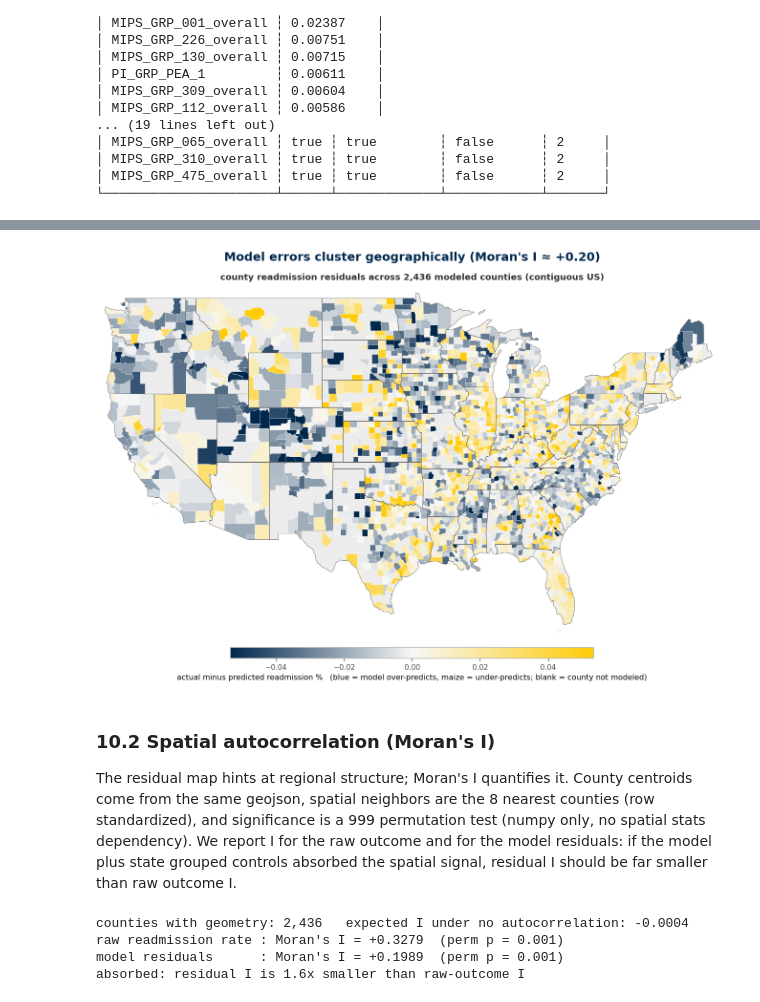
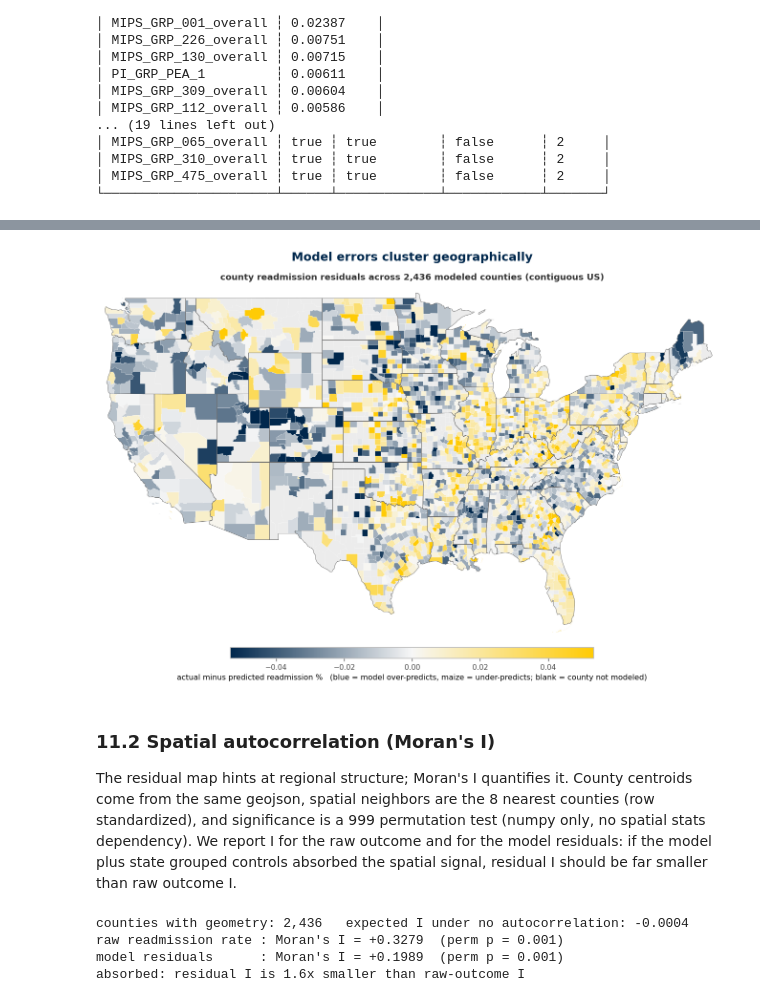
Before and after one commit to memckay/mads-capstone, a Jupyter notebook: notebooks/04_supervised_learning.ipynb, the cells around one changed output, grey strips where cells are left out. Saved outputs shown, nothing was run; the diff lists cells and outputs as text; code cells hidden in the pictures.

```diff
--- a/notebooks/04_supervised_learning.ipynb
+++ b/notebooks/04_supervised_learning.ipynb
@@ -1303,37 +1300,37 @@ ax.add_collection(PolyCollection(context_polys, facecolors="#ececec", edgecolors
 modeled = PolyCollection(modeled_polys, edgecolors="white", linewidths=0.15, cmap=diverging, norm=norm)
 modeled.set_array(np.array(modeled_vals))
 ax.add_collection(modeled)
 
 # state boundaries for geographic orientation
 states_geo = json.loads((DATA / "raw" / "us-states.geojson").read_text())
 state_rings = [ring for feat in states_geo["features"]
                if feat["properties"]["name"] not in {"Alaska", "Hawaii", "Puerto Rico"}
                for ring in county_rings(feat["geometry"])]
 ax.add_collection(PolyCollection(state_rings, facecolors="none", edgecolors="#666666",
                                  linewidths=0.5, zorder=5))
 
 ax.set_xlim(-125, -66)
 ax.set_ylim(24, 50)
 ax.set_aspect(1.3)
 ax.axis("off")
 ax.set_title(f"county readmission residuals across {len(modeled_fips):,} modeled counties (contiguous US)",
              color="#333333", fontsize=11, pad=6)
-fig.suptitle("Model errors cluster geographically (Moran's I ≈ +0.20)",
+fig.suptitle("Model errors cluster geographically",
              color=BLUE, fontsize=15, fontweight="bold", y=0.98)
 
 cbar = fig.colorbar(modeled, ax=ax, orientation="horizontal",
                     fraction=0.04, pad=0.02, shrink=0.5, aspect=34)
 cbar.set_label("actual minus predicted readmission %   "
                "(blue = model over-predicts, maize = under-predicts; blank = county not modeled)",
                fontsize=9.5)
 cbar.ax.tick_params(labelsize=9)
 fig.tight_layout()
 fig.savefig(FIGURES / "sl_residual_choropleth.png")
 plt.show()
 # %% [output]
-[figure, old version]
+[figure, new version]
 # %% [markdown]
-### **10.2 Spatial autocorrelation (Moran's I)**
+### **11.2 Spatial autocorrelation (Moran's I)**
 
 The residual map hints at regional structure; Moran's I quantifies it. County centroids come from
 the same geojson, spatial neighbors are the 8 nearest counties (row standardized), and significance
```
Also changed, not shown: parts of 10 cells of this notebook, 3 other files.
